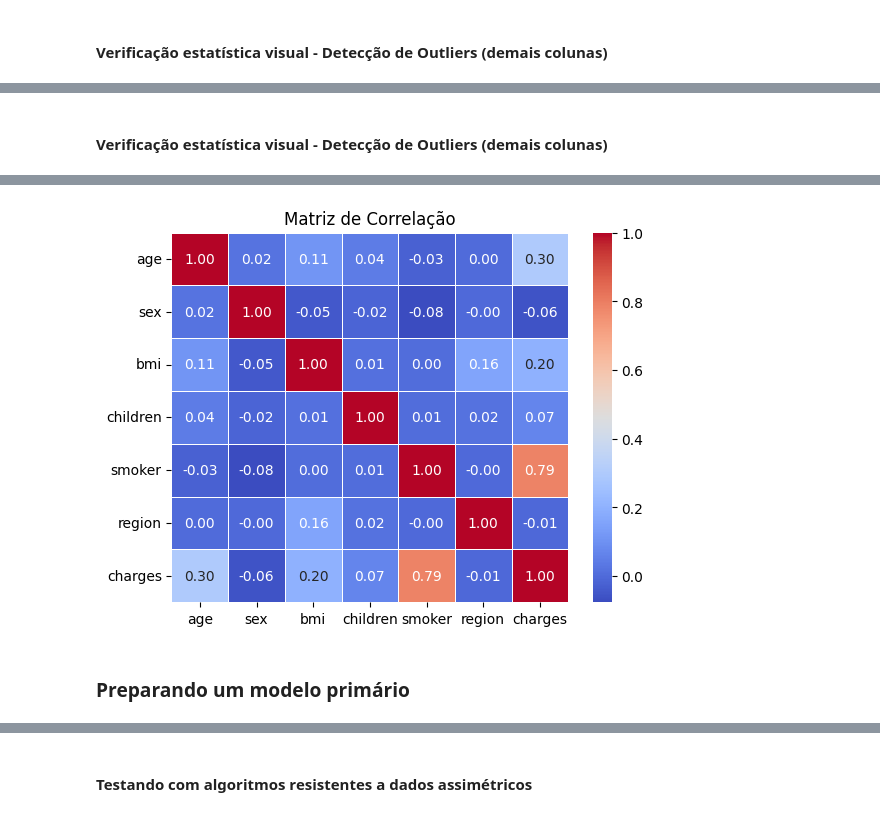
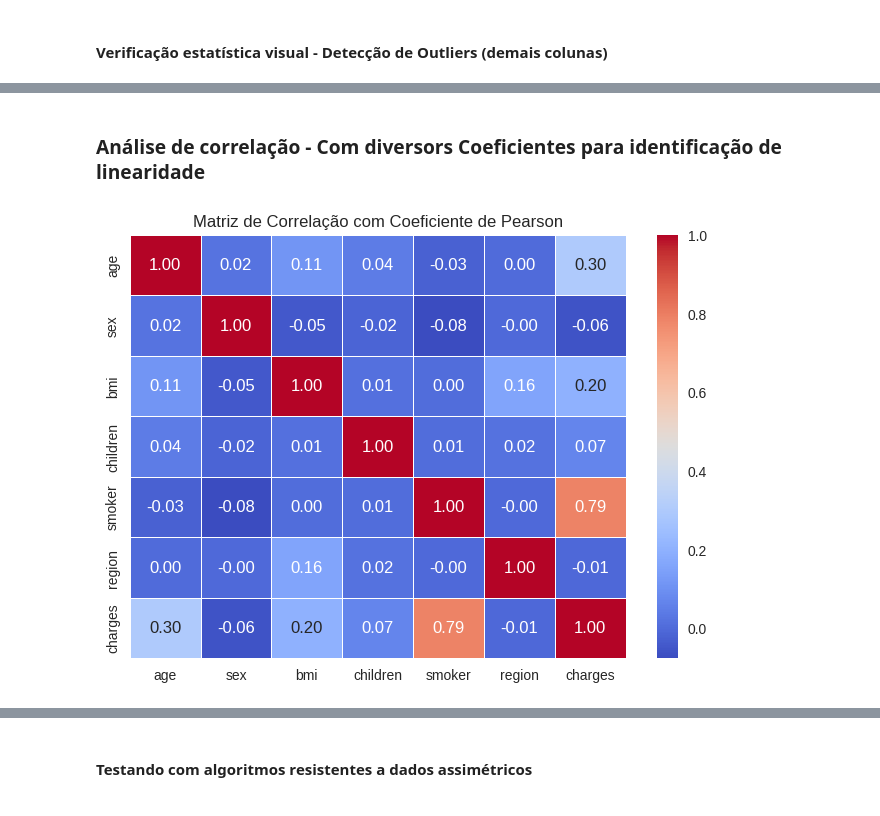
Before and after one commit to alexsimas07/TechChallenge1FIAP, a Jupyter notebook: Tech_Challenge.ipynb, the cells around one changed output, grey strips where cells are left out. Cells and saved outputs as stored; diff of their text form; code cells hidden in the pictures.

```diff
--- a/Tech_Challenge.ipynb
+++ b/Tech_Challenge.ipynb
@@ -167,8 +175,6 @@ fig.update_layout(title='Distribuição estatística da coluna "Age"',
 fig.show()
 # %% [output]
 [interactive output not drawn]
-# %% [markdown]
-#### Verificação estatística visual - Detecção de Outliers (demais colunas)
 # %%
 fig = go.Figure()
 fig.add_trace(go.Box(y=df['bmi'],
@@ -182,22 +188,12 @@ fig.update_layout(title='Distribuição estatística da coluna "IMC"',
 fig.show()
 # %% [output]
 [interactive output not drawn]
+# %% [markdown]
+### Análise de correlação - Com diversors Coeficientes para identificação de linearidade
 # %%
-df_numeric = df.select_dtypes(include=['int64', 'float64'])
-
-if len(df_numeric.columns) < 2:
-    raise ValueError("O DataFrame precisa ter pelo menos 2 colunas numéricas.")
-
-sns.heatmap(
-    df_numeric.corr(),
-    annot=True,
-    cmap='coolwarm',
-    fmt=".2f",
-    linewidths=0.5
-   )
-plt.title("Matriz de Correlação")
+# Análise de correlação - Pearson
+sns.heatmap(df.corr(), annot=True, cmap='coolwarm', fmt=".2f", linewidths=0.5)
+plt.title("Matriz de Correlação com Coeficiente de Pearson")
 plt.show()
 # %% [output]
-[figure, old version]
+[figure, new version]
-# %% [markdown]
-### Preparando um modelo primário
```
Also changed, not shown: parts of 114 cells of this notebook.
